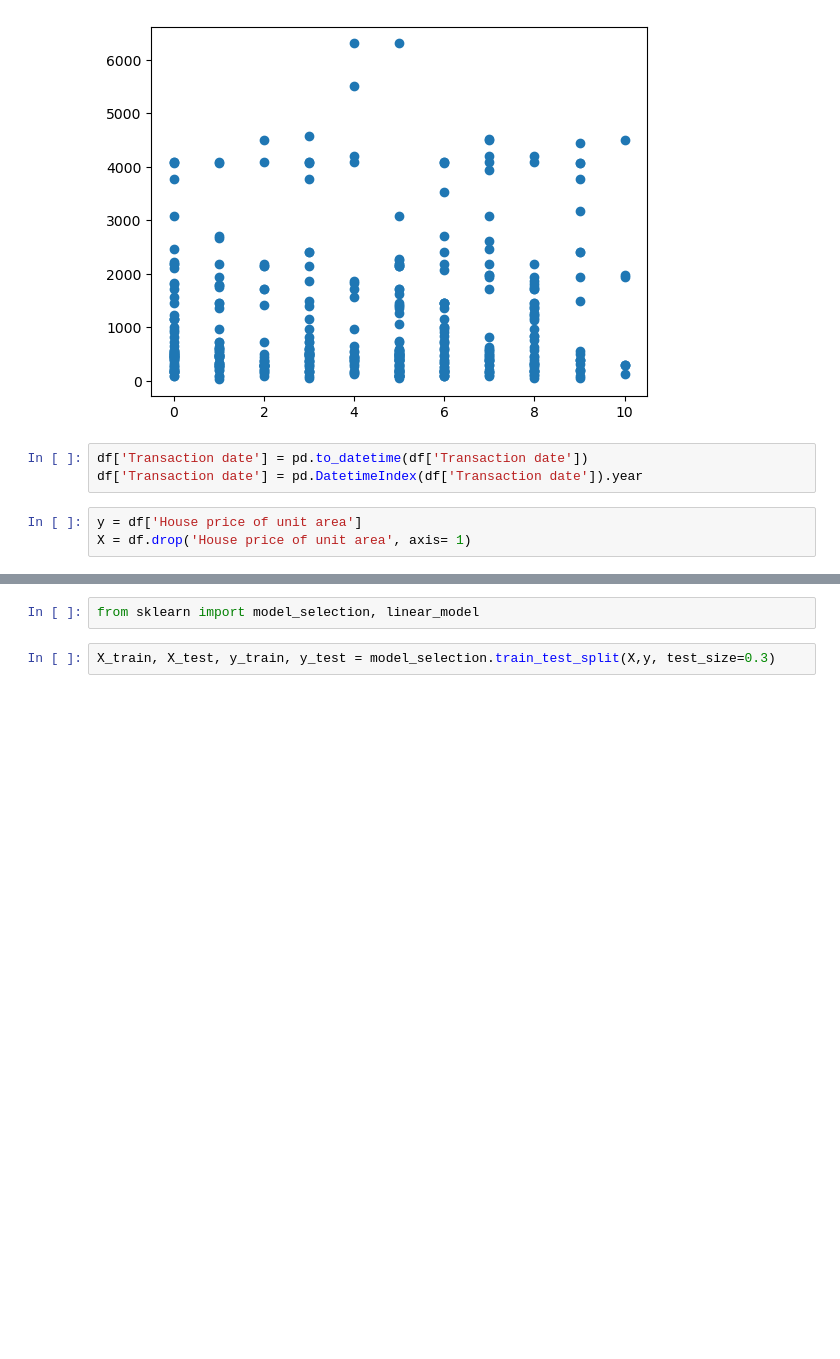
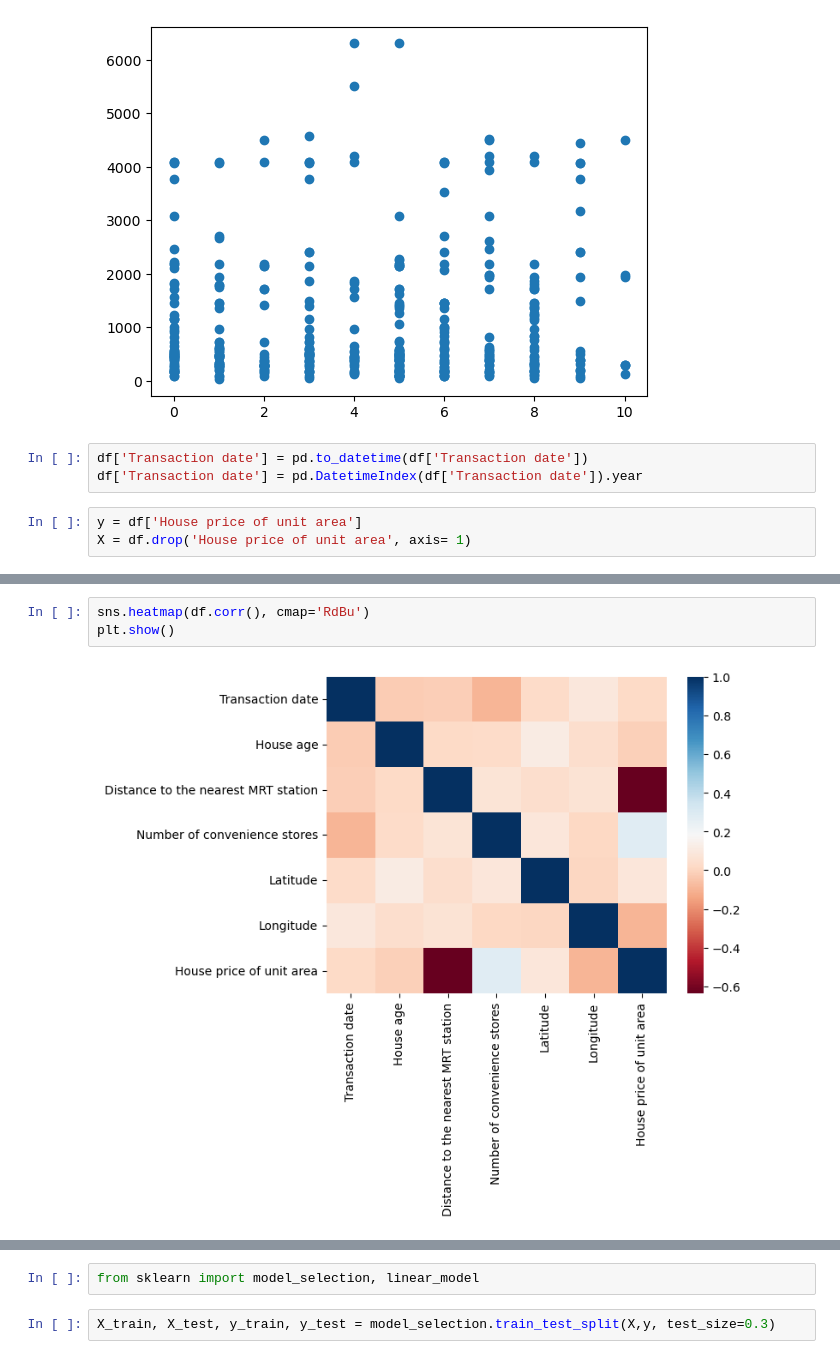
Before and after one commit to Victor-kithinji/Machine-Learning-Projects, a Jupyter notebook: HousingPrices.ipynb, the cells around one changed output, grey strips where cells are left out. Drawn from its saved outputs; the diff is of its cells as text; blank space fills up the shorter version.

```diff
--- a/HousingPrices.ipynb
+++ b/HousingPrices.ipynb
@@ -78,0 +90,5 @@ X = df.drop('House price of unit area', axis= 1)
+# %%
+sns.heatmap(df.corr(), cmap='RdBu')
+plt.show()
+# %% [output]
+[figure, added]
```
Also changed, not shown: parts of 19 cells of this notebook.
